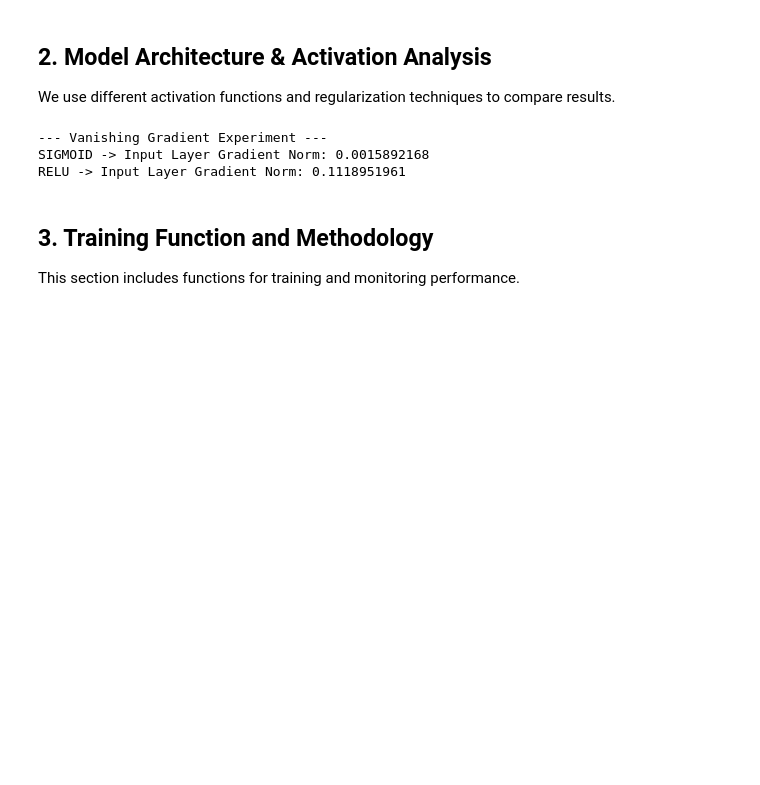
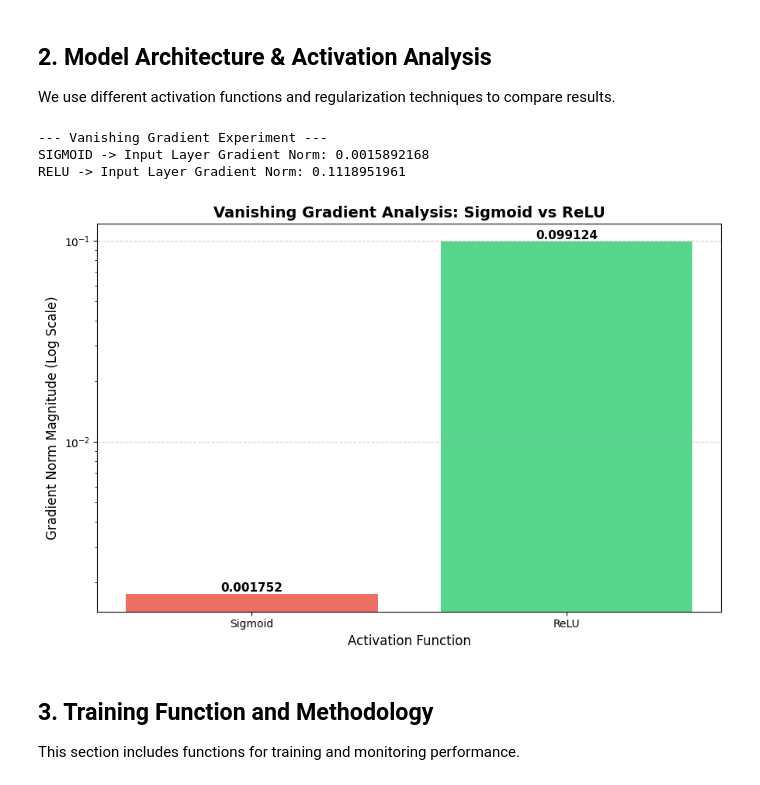
Before and after one commit to Bavsimus/dlwp-sonic, a Jupyter notebook: main_notebook.ipynb, the cells around one changed output. Saved outputs shown, nothing was run; the diff lists cells and outputs as text; code cells hidden in the pictures; blank space fills up the shorter version.

Commit message:
feat: implement DeepMLP, data pipeline, and empirical gradient analysis with visualization

```diff
--- a/main_notebook.ipynb
+++ b/main_notebook.ipynb
@@ -96,6 +96,33 @@ analyze_gradient_flow("relu", nn.ReLU())
 --- Vanishing Gradient Experiment ---
 SIGMOID -> Input Layer Gradient Norm: 0.0015892168
 RELU -> Input Layer Gradient Norm: 0.1118951961
+# %%
+import matplotlib.pyplot as plt
+
+# Data from your empirical analysis
+activations = ['Sigmoid', 'ReLU']
+gradients = [0.0017517699, 0.0991241410] # Numerical results you obtained
+
+plt.figure(figsize=(9, 6))
+bars = plt.bar(activations, gradients, color=['#e74c3c', '#2ecc71'], alpha=0.8)
+
+# Adding labels and title
+plt.title('Vanishing Gradient Analysis: Sigmoid vs ReLU', fontsize=14, fontweight='bold')
+plt.ylabel('Gradient Norm Magnitude (Log Scale)', fontsize=12)
+plt.xlabel('Activation Function', fontsize=12)
+plt.yscale('log') # Log scale is crucial because the difference is 56x!
+plt.grid(axis='y', linestyle='--', alpha=0.6)
+
+# Adding value labels on top of bars
+for bar in bars:
+    yval = bar.get_height()
+    plt.text(bar.get_x() + bar.get_width()/2, yval, f'{yval:.6f}',
+             va='bottom', ha='center', fontsize=11, fontweight='bold')
+
+plt.tight_layout()
+plt.show()
+# %% [output]
+[figure, added]
 # %% [markdown]
 ## 3. Training Function and Methodology
 
```
Also changed, not shown: 1 other file.
